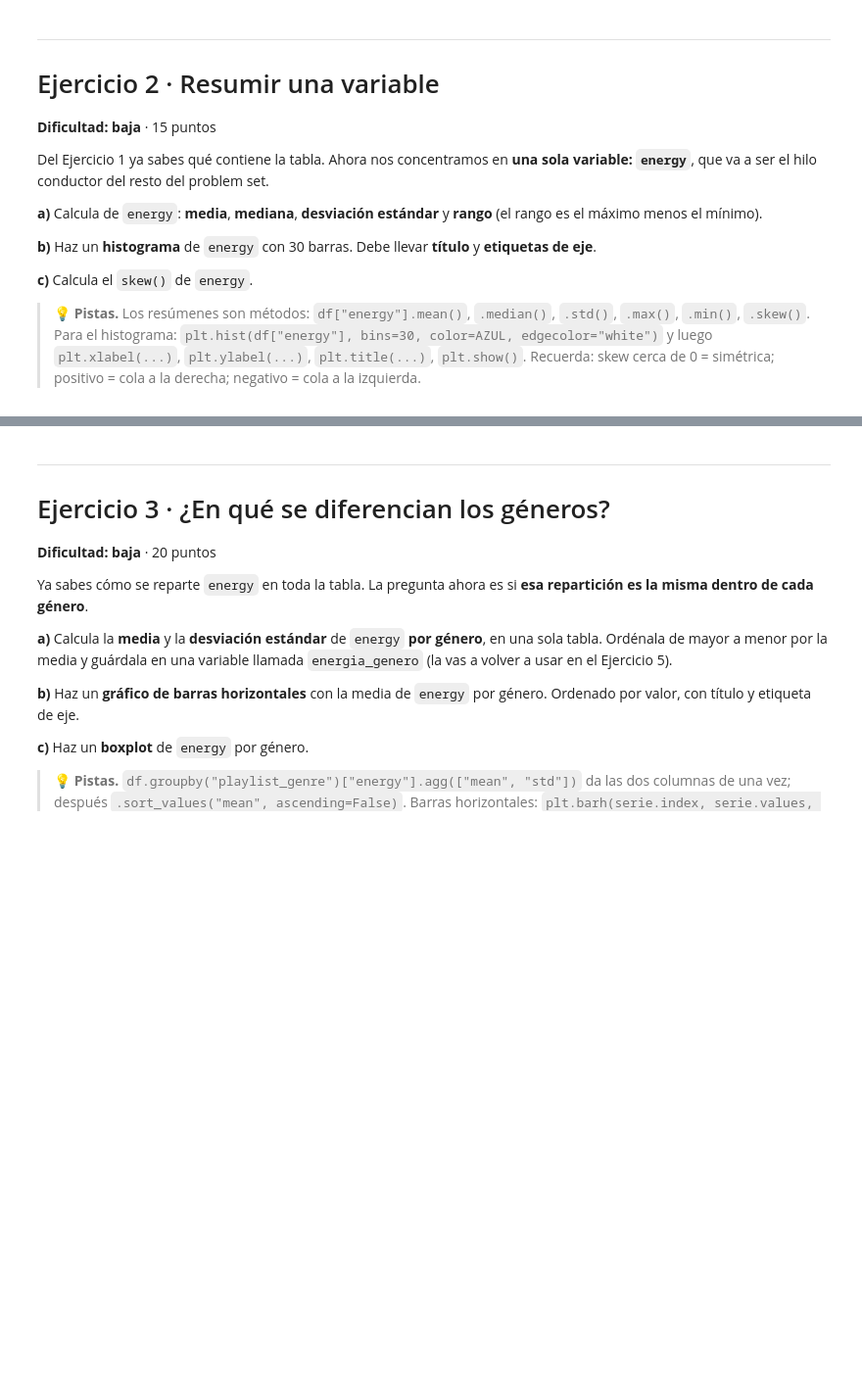
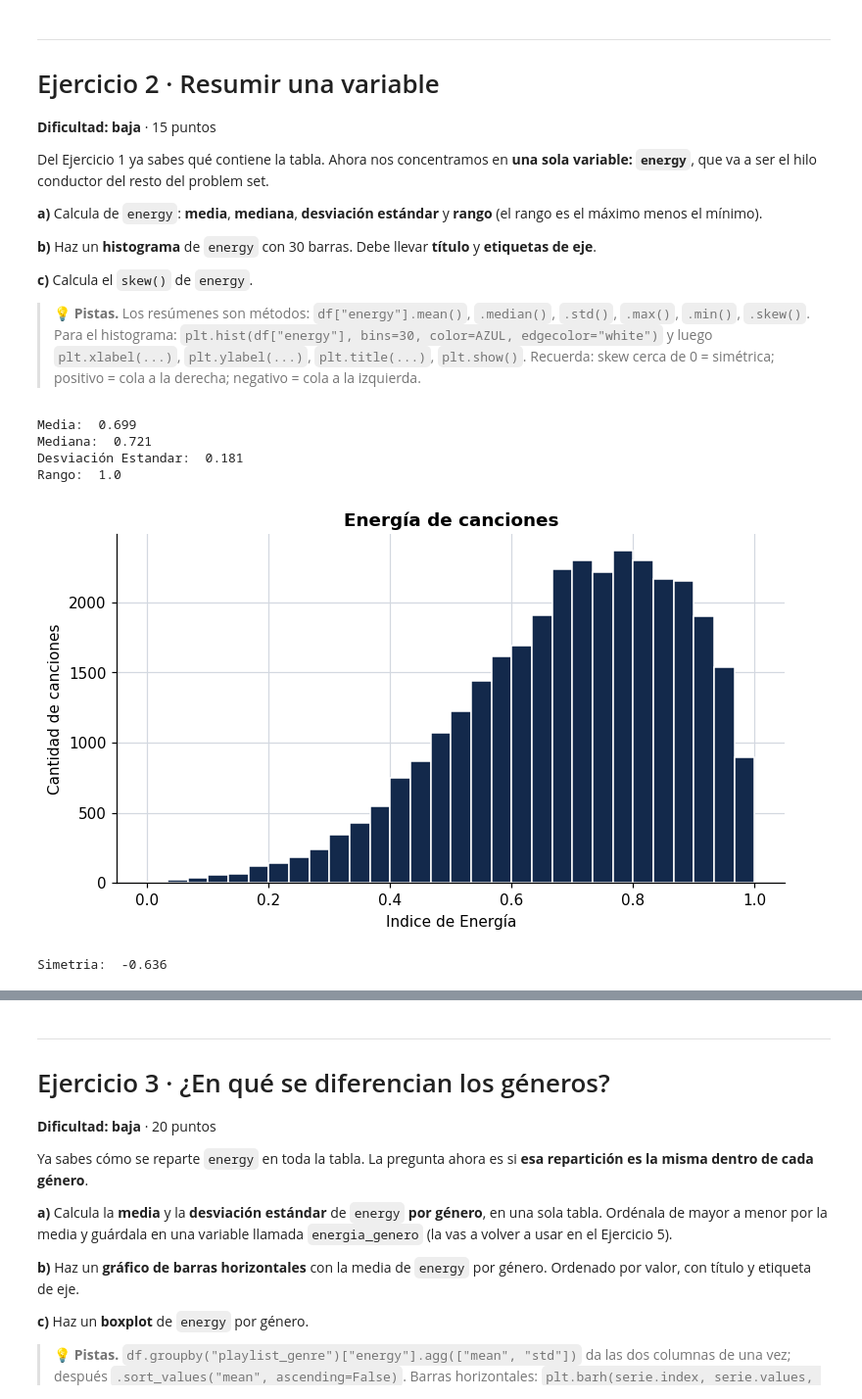
Before and after one commit to Kadeen92/S100-analitica-datos, a Jupyter notebook: S100_PS1_AnthonyCastillo.ipynb, the cells around one changed output, grey strips where cells are left out. Shown at 98% size. Cells and saved outputs as stored; diff of their text form; code cells hidden in the pictures; blank space fills up the shorter version.

```diff
--- a/S100_PS1_AnthonyCastillo.ipynb
+++ b/S100_PS1_AnthonyCastillo.ipynb
@@ -225,3 +217,38 @@ Del Ejercicio 1 ya sabes qué contiene la tabla. Ahora nos concentramos en **una
+# %%
+# a) Media, mediana, desviación estándar y rango de energy
+media = round(df["energy"].mean(),3)
+mediana = round(df["energy"].median(),3)
+D = round(df["energy"].std(),3)
+min = df["energy"].min()
+max = df["energy"].max()
+rango = round((max - min),3)
+
+print("Media: ", media)
+print("Mediana: ", mediana)
+print("Desviación Estandar: ", D)
+print("Rango: ", rango)
+# %% [output]
+Media:  0.699
+Mediana:  0.721
+Desviación Estandar:  0.181
+Rango:  1.0
+# %%
+# b) Histograma
+plt.hist(df["energy"], bins=30, color=AZUL, edgecolor="white")
+
+plt.xlabel("Indice de Energía")
+plt.ylabel("Cantidad de canciones")
+plt.title("Energía de canciones")
+plt.show()
+# %% [output]
+[figure, added]
+# %%
+# c) Asimetría
+simetria = round(df["energy"].skew(), 3)
+
+print("Simetria: ", simetria)
+# %% [output]
+Simetria:  -0.636
 # %% [markdown]
 ### 📝 Tu respuesta — Ejercicio 2
 
```
Also changed, not shown: parts of 2 cells of this notebook.
